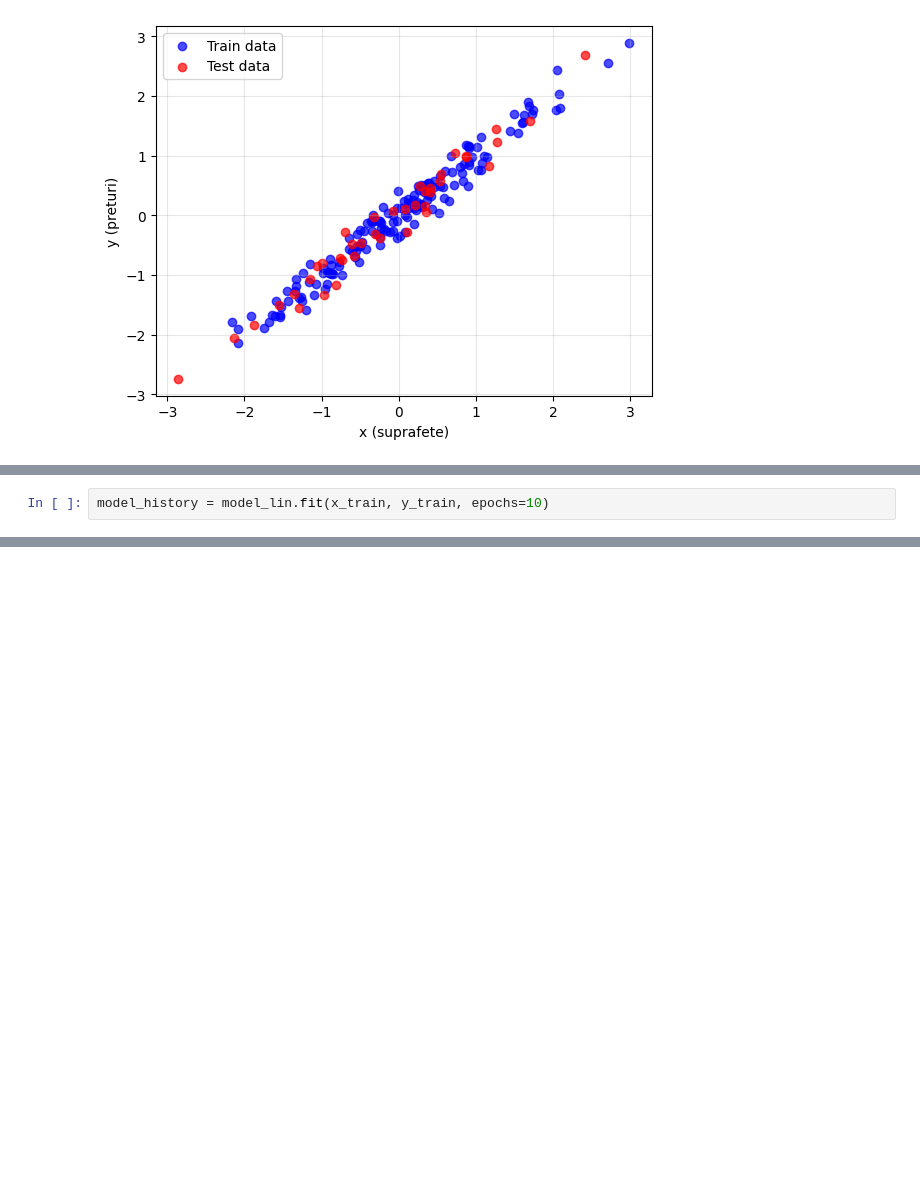
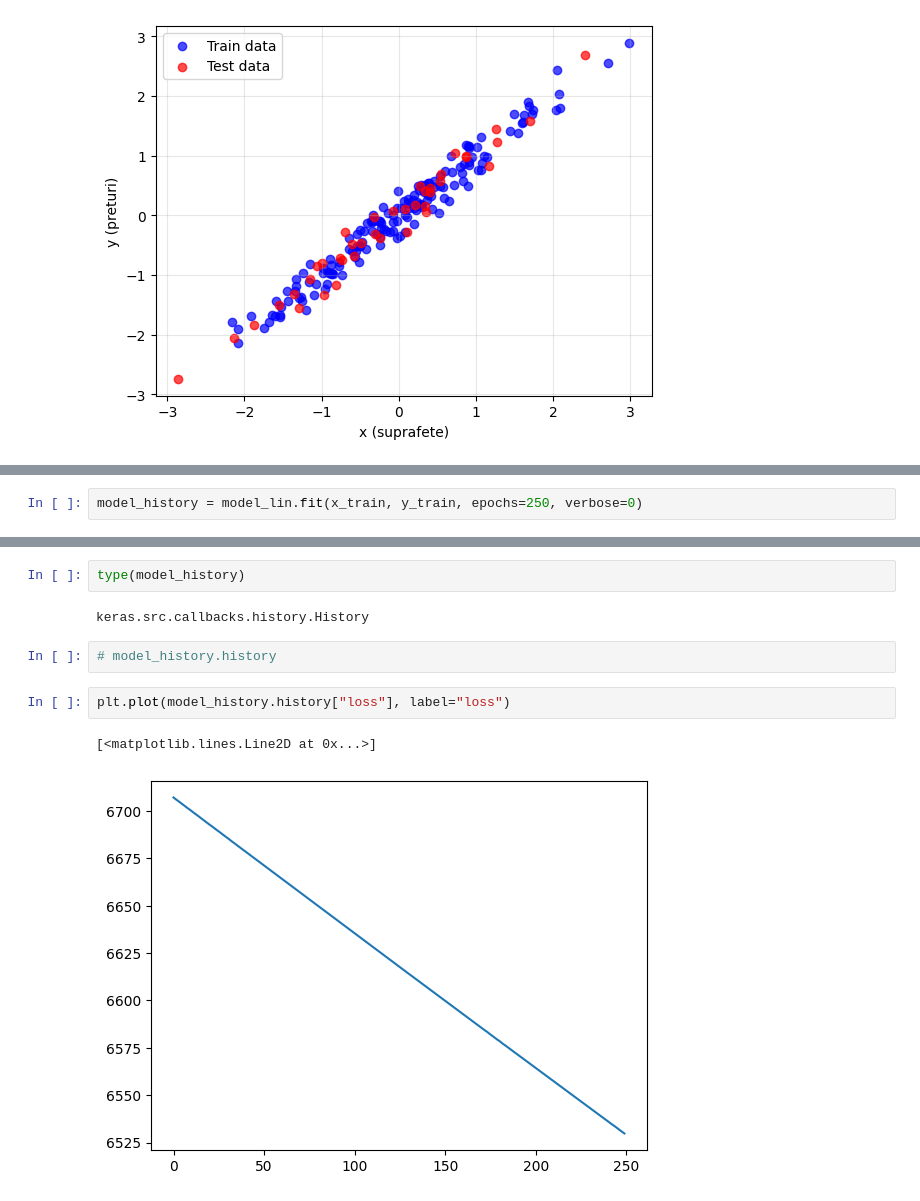
Before and after one commit to sojog/ML-NLP-DP-Bittnet-Iulie-2026, a Jupyter notebook: Ziua6/01_regresie_clasificare_keras.ipynb, the cells around one changed output, grey strips where cells are left out. Cells and saved outputs as stored; diff of their text form; blank space fills up the shorter version.

Commit message:
Intro Regresie keras

```diff
--- a/Ziua6/01_regresie_clasificare_keras.ipynb
+++ b/Ziua6/01_regresie_clasificare_keras.ipynb
@@ -84,4 +84,4 @@ Model: "sequential_2"
  Trainable params: 2 (8.00 B)
  Non-trainable params: 0 (0.00 B)
 # %%
-model_history = model_lin.fit(x_train, y_train, epochs=10)
+model_history = model_lin.fit(x_train, y_train, epochs=250, verbose=0)
@@ -108,0 +88,11 @@ Epoch 10/10
+# %%
+type(model_history)
+# %% [output]
+keras.src.callbacks.history.History
+# %%
+# model_history.history
+# %%
+plt.plot(model_history.history["loss"], label="loss")
+# %% [output]
+[<matplotlib.lines.Line2D at 0x...>]
+[figure, added]
```
Also changed, not shown: parts of 13 cells of this notebook.
